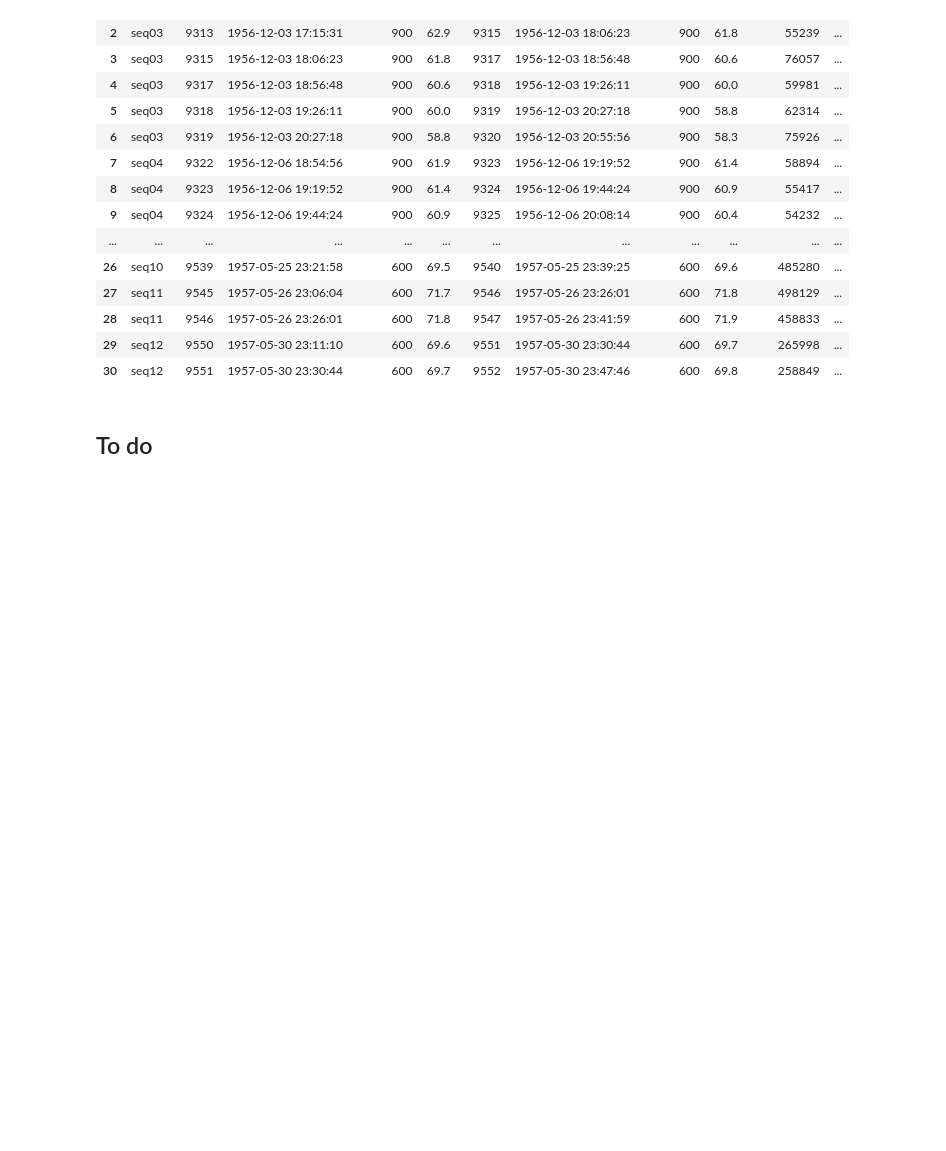
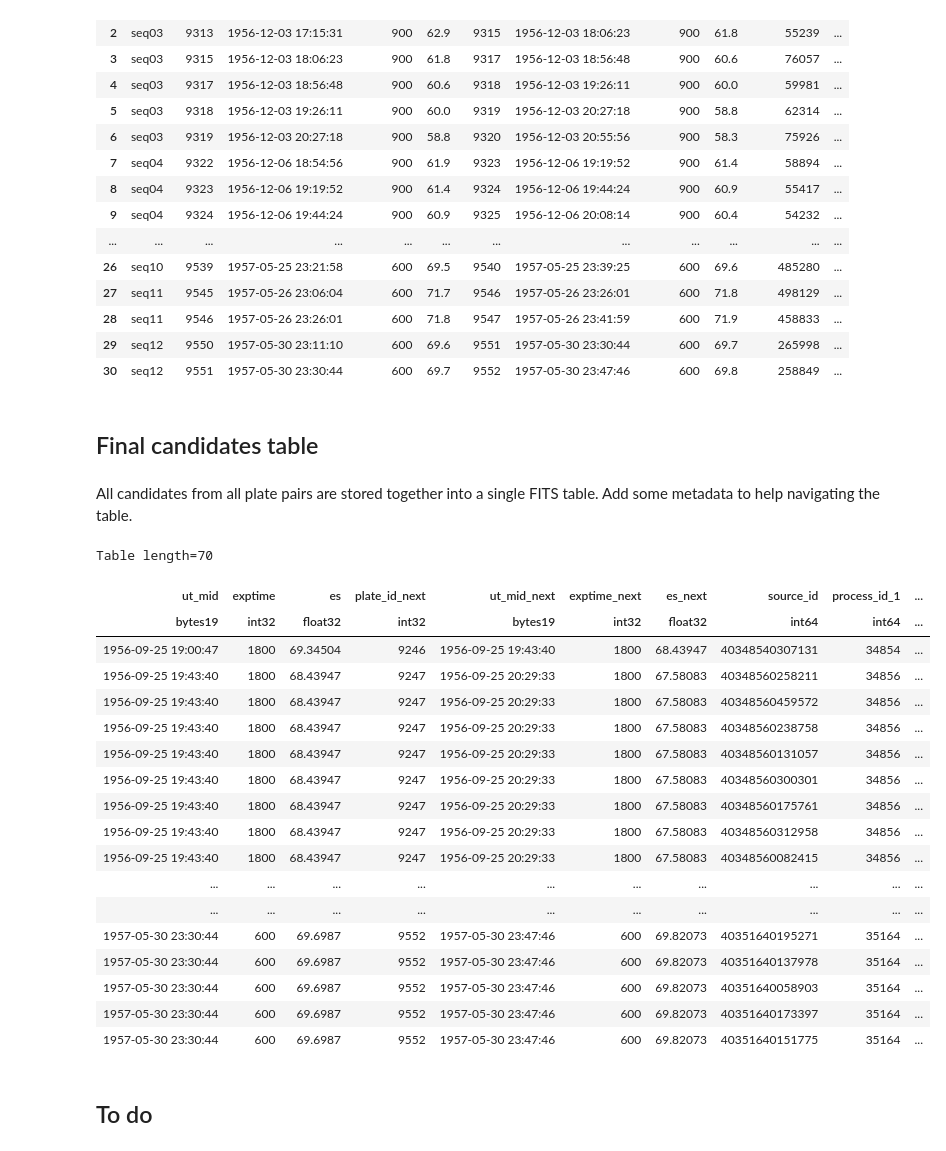
Before and after one commit to cuernodegazpacho/plateanalysis, a Jupyter notebook: footprints/results.ipynb, the cells around one changed output. Cells and saved outputs as stored; diff of their text form; code cells hidden in the pictures; blank space fills up the shorter version.

Commit message:
Updated with complete results tables.

```diff
--- a/footprints/results.ipynb
+++ b/footprints/results.ipynb
@@ -104,8 +136,16 @@ def get_metadata(plate, catalog_table):
+# %%
+# metadata comes from original input table from applause
+catalog_table = Table.read(CATALOG, format='ascii.csv')
+
+# summary table
+result = make_table('summary')
+
+# list of tables to collect all candidate events
+candidates_list = []
+
+# collect some metadata here
+metadata = {}
 # %%
-catalog_table = Table.read(CATALOG, format='ascii.csv')
-
-result = make_table()
-
 for seq_key in list(sequences.keys()):
     seq = sequences[seq_key]
 
@@ -117,6 +157,16 @@ for seq_key in list(sequences.keys()):
             # metadata
             ut_mid_1, exptime_1, es_1 = get_metadata(plate_id, catalog_table)
             ut_mid_2, exptime_2, es_2 = get_metadata(next_plate_id, catalog_table)
+
+            metadata[plate_id] = {
+                'ut_mid': ut_mid_1,
+                'exptime': exptime_1,
+                'es': es_1,
+                'plate_id_next': next_plate_id,
+                'ut_mid_next': ut_mid_2,
+                'exptime_next': exptime_2,
+                'es_next': es_2,
+            }
 
             plate_id_str = str(plate_id)
             next_plate_id_str = str(next_plate_id)
@@ -139,6 +189,9 @@ for seq_key in list(sequences.keys()):
             table_candidates = Table.read(fname(par['table_candidates']), format='fits')
             candidates = len(table_candidates)
 
+            # add this candidates table to final product
+            candidates_list.append(table_candidates)
+
             result.add_row([seq_key, plate_id_str, ut_mid_1, exptime_1, es_1,
                             next_plate_id_str, ut_mid_2, exptime_2, es_2,
                             sources, matched, non_matched, candidates])
@@ -178,6 +231,40 @@ display_with_pandas(result)
 | 28 | seq11 | 9546 | 1957-05-26 23:26:01 | 600 | 71.8 | 9547 | 1957-05-26 23:41:59 | 600 | 71.9 | 458833 | ... |
 | 29 | seq12 | 9550 | 1957-05-30 23:11:10 | 600 | 69.6 | 9551 | 1957-05-30 23:30:44 | 600 | 69.7 | 265998 | ... |
 | 30 | seq12 | 9551 | 1957-05-30 23:30:44 | 600 | 69.7 | 9552 | 1957-05-30 23:47:46 | 600 | 69.8 | 258849 | ... |
+# %% [markdown]
+## Final candidates table
+# %% [markdown]
+All candidates from all plate pairs are stored together into a single FITS table. Add some metadata to help navigating the table.
+# %%
+candidates_table = vstack(candidates_list)
+
+candidates_table = add_metadata(metadata, candidates_table)
+
+filename = os.path.join(RESULTS, "candidates_all.fits")
+
+candidates_table.write(filename, overwrite=True)
+# %%
+candidates_table
+# %% [output]
+Table length=70
+| ut_mid | exptime | es | plate_id_next | ut_mid_next | exptime_next | es_next | source_id | process_id_1 | ... |
+| bytes19 | int32 | float32 | int32 | bytes19 | int32 | float32 | int64 | int64 | ... |
+| 1956-09-25 19:00:47 | 1800 | 69.34504 | 9246 | 1956-09-25 19:43:40 | 1800 | 68.43947 | 40348540307131 | 34854 | ... |
+| 1956-09-25 19:43:40 | 1800 | 68.43947 | 9247 | 1956-09-25 20:29:33 | 1800 | 67.58083 | 40348560258211 | 34856 | ... |
+| 1956-09-25 19:43:40 | 1800 | 68.43947 | 9247 | 1956-09-25 20:29:33 | 1800 | 67.58083 | 40348560459572 | 34856 | ... |
+| 1956-09-25 19:43:40 | 1800 | 68.43947 | 9247 | 1956-09-25 20:29:33 | 1800 | 67.58083 | 40348560238758 | 34856 | ... |
+| 1956-09-25 19:43:40 | 1800 | 68.43947 | 9247 | 1956-09-25 20:29:33 | 1800 | 67.58083 | 40348560131057 | 34856 | ... |
+| 1956-09-25 19:43:40 | 1800 | 68.43947 | 9247 | 1956-09-25 20:29:33 | 1800 | 67.58083 | 40348560300301 | 34856 | ... |
+| 1956-09-25 19:43:40 | 1800 | 68.43947 | 9247 | 1956-09-25 20:29:33 | 1800 | 67.58083 | 40348560175761 | 34856 | ... |
+| 1956-09-25 19:43:40 | 1800 | 68.43947 | 9247 | 1956-09-25 20:29:33 | 1800 | 67.58083 | 40348560312958 | 34856 | ... |
+| 1956-09-25 19:43:40 | 1800 | 68.43947 | 9247 | 1956-09-25 20:29:33 | 1800 | 67.58083 | 40348560082415 | 34856 | ... |
+| ... | ... | ... | ... | ... | ... | ... | ... | ... | ... |
+| ... | ... | ... | ... | ... | ... | ... | ... | ... | ... |
+| 1957-05-30 23:30:44 | 600 | 69.6987 | 9552 | 1957-05-30 23:47:46 | 600 | 69.82073 | 40351640195271 | 35164 | ... |
+| 1957-05-30 23:30:44 | 600 | 69.6987 | 9552 | 1957-05-30 23:47:46 | 600 | 69.82073 | 40351640137978 | 35164 | ... |
+| 1957-05-30 23:30:44 | 600 | 69.6987 | 9552 | 1957-05-30 23:47:46 | 600 | 69.82073 | 40351640058903 | 35164 | ... |
+| 1957-05-30 23:30:44 | 600 | 69.6987 | 9552 | 1957-05-30 23:47:46 | 600 | 69.82073 | 40351640173397 | 35164 | ... |
+| 1957-05-30 23:30:44 | 600 | 69.6987 | 9552 | 1957-05-30 23:47:46 | 600 | 69.82073 | 40351640151775 | 35164 | ... |
 # %% [markdown]
 ## To do
 # %% [markdown]
```
Also changed, not shown: parts of 9 cells of this notebook, 7 other files.
